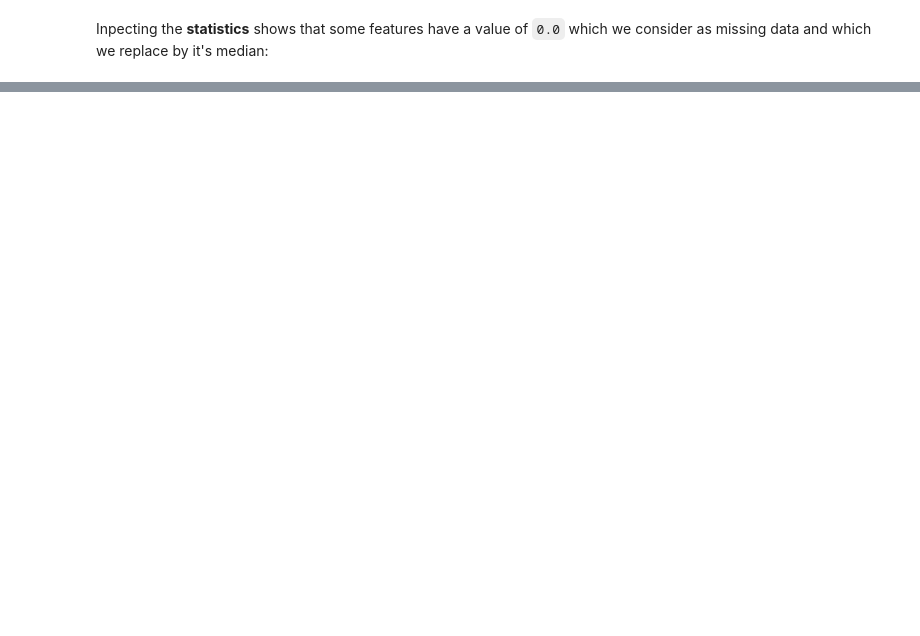
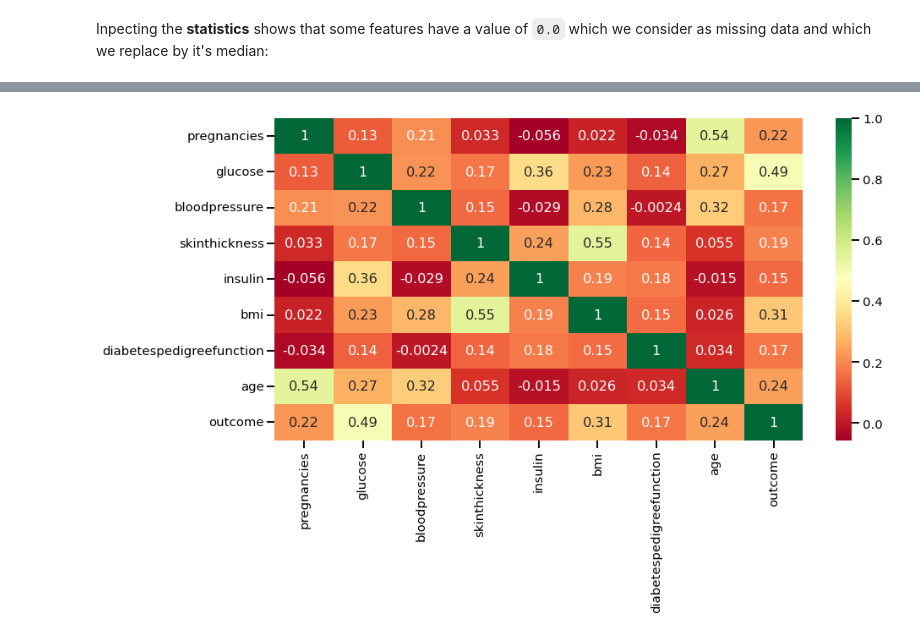
Before and after one commit to thomd/machine-learning-with-fastapi-on-heroku, a Jupyter notebook: data-analysis.ipynb, the cells around one changed output, grey strips where cells are left out. Cells and saved outputs as stored; diff of their text form; code cells hidden in the pictures; blank space fills up the shorter version.

```diff
--- a/data-analysis.ipynb
+++ b/data-analysis.ipynb
@@ -106,0 +119,5 @@ dataset.hist(figsize=(20, 10), bins=18, alpha=0.6);
+# %%
+plt.figure(figsize = (14, 7))
+sns.heatmap(dataset.corr(), annot=True, cmap='RdYlGn');
+# %% [output]
+[figure, added]
```
Also changed, not shown: parts of 26 cells of this notebook, 1 other file.
